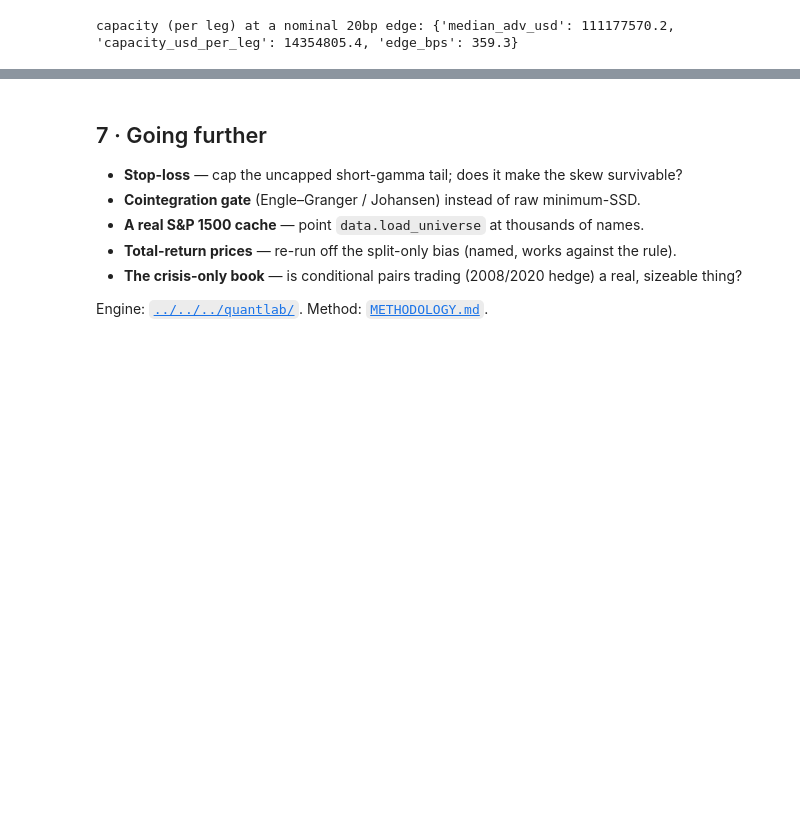
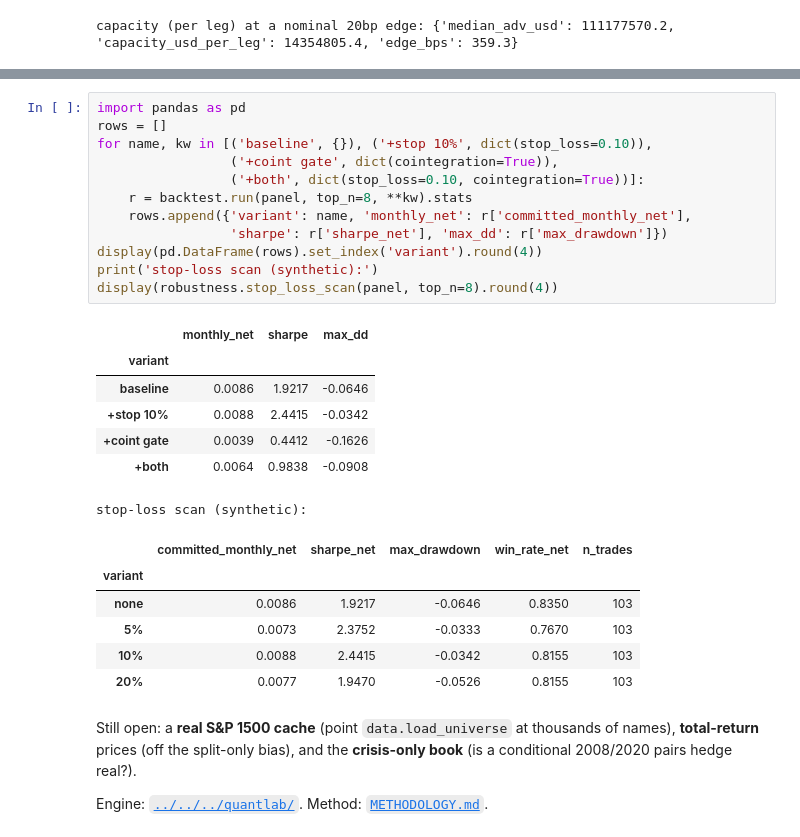
Before and after one commit to Guillain-RDCDE/Open-Alpha-Lab, a Jupyter notebook: studies/05-twin-spread/notebooks/02_for_the_quants.ipynb, the cells around one changed output, grey strips where cells are left out. Saved outputs shown, nothing was run; the diff lists cells and outputs as text; blank space fills up the shorter version.

```diff
--- a/studies/05-twin-spread/notebooks/02_for_the_quants.ipynb
+++ b/studies/05-twin-spread/notebooks/02_for_the_quants.ipynb
@@ -113,10 +117,30 @@ capacity (per leg) at a nominal 20bp edge: {'median_adv_usd': 111177570.2, 'capa
+# %%
+import pandas as pd
+rows = []
+for name, kw in [('baseline', {}), ('+stop 10%', dict(stop_loss=0.10)),
+                 ('+coint gate', dict(cointegration=True)),
+                 ('+both', dict(stop_loss=0.10, cointegration=True))]:
+    r = backtest.run(panel, top_n=8, **kw).stats
+    rows.append({'variant': name, 'monthly_net': r['committed_monthly_net'],
+                 'sharpe': r['sharpe_net'], 'max_dd': r['max_drawdown']})
+display(pd.DataFrame(rows).set_index('variant').round(4))
+print('stop-loss scan (synthetic):')
+display(robustness.stop_loss_scan(panel, top_n=8).round(4))
+# %% [output]
+|  | monthly_net | sharpe | max_dd |
+| variant |  |  |  |
+| baseline | 0.0086 | 1.9217 | -0.0646 |
+| +stop 10% | 0.0088 | 2.4415 | -0.0342 |
+| +coint gate | 0.0039 | 0.4412 | -0.1626 |
+| +both | 0.0064 | 0.9838 | -0.0908 |
+stop-loss scan (synthetic):
+|  | committed_monthly_net | sharpe_net | max_drawdown | win_rate_net | n_trades |
+| variant |  |  |  |  |  |
+| none | 0.0086 | 1.9217 | -0.0646 | 0.8350 | 103 |
+| 5% | 0.0073 | 2.3752 | -0.0333 | 0.7670 | 103 |
+| 10% | 0.0088 | 2.4415 | -0.0342 | 0.8155 | 103 |
+| 20% | 0.0077 | 1.9470 | -0.0526 | 0.8155 | 103 |
 # %% [markdown]
-## 7 · Going further
-
-- **Stop-loss** — cap the uncapped short-gamma tail; does it make the skew survivable?
-- **Cointegration gate** (Engle–Granger / Johansen) instead of raw minimum-SSD.
-- **A real S&P 1500 cache** — point `data.load_universe` at thousands of names.
-- **Total-return prices** — re-run off the split-only bias (named, works against the rule).
-- **The crisis-only book** — is conditional pairs trading (2008/2020 hedge) a real, sizeable thing?
+Still open: a **real S&P 1500 cache** (point `data.load_universe` at thousands of names), **total-return** prices (off the split-only bias), and the **crisis-only book** (is a conditional 2008/2020 pairs hedge real?).
 
 Engine: [`../../../quantlab/`](../../../quantlab/). Method: [`METHODOLOGY.md`](../../../METHODOLOGY.md).
```
Also changed, not shown: parts of 4 cells of this notebook, 14 other files.
